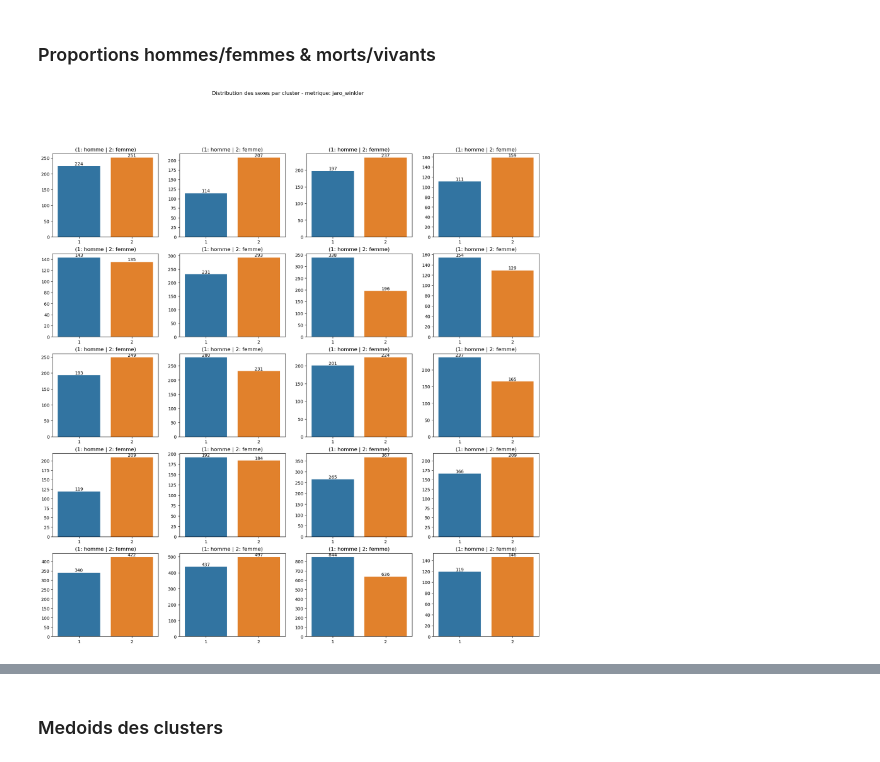
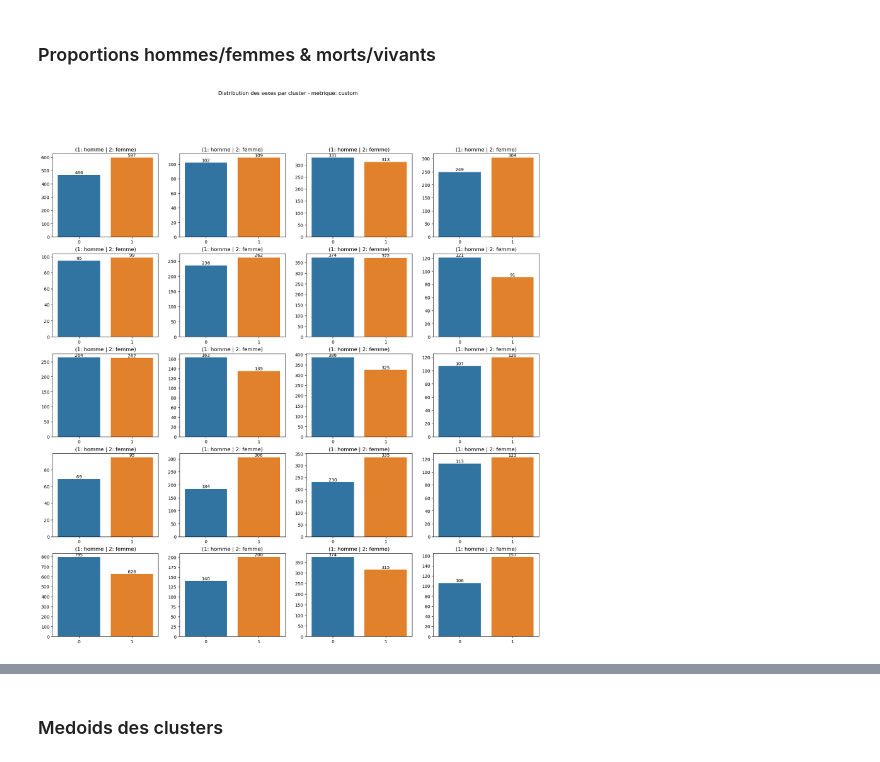
Before and after one commit to Kirscher/TextMining_Parcours_de_soin, a Jupyter notebook: Clustering/Cluster_viz.ipynb, the cells around one changed output, grey strips where cells are left out. Drawn from its saved outputs; the diff is of its cells as text; code cells hidden in the pictures.

Commit message:
data vis ghm communs

```diff
--- a/Clustering/Cluster_viz.ipynb
+++ b/Clustering/Cluster_viz.ipynb
@@ -16,5 +16,5 @@ from matplotlib.colors import BoundaryNorm, ListedColormap
 ## Import data
 # %%
 patient = pd.read_csv("../data/profil_patient_cluster.csv")
-patient_custom = pd.read_csv('../data/profil_patient_cluster_custom.csv')
+patient_custom = pd.read_csv('../data/custom_metric/50cluster_50_10_1.csv')
 # %%
@@ -30,7 +30,18 @@ def preprocessing(patient):
     #Moyenne empirique du nombre de jours hospitalisé
     patient['Nb_jours_moyen'] = patient['Nb_jours_sej'] / patient['Nb_hospit']
     patient = patient.rename(columns={'y_nais':'age'})
-    patient['cluster'] = [1+np.argmax(patient.loc[:, 'cluster1':'cluster20'].iloc[i]) for i in range(len(patient))]
+
+    nb_cluster = 1
+    found_max = False
+    while not found_max:
+        try:
+            patient['cluster'+str(nb_cluster)]
+            nb_cluster += 1
+        except:
+            found_max=True
+
+    nb_cluster -= 1
+    patient['cluster'] = [1+np.argmax(patient.loc[:, 'cluster1':'cluster'+str(nb_cluster)].iloc[i]) for i in range(len(patient))]
 
     return patient
 # %%
@@ -126,7 +140,7 @@ len_p_soins(patient_custom, 'custom')
 ### Proportions hommes/femmes & morts/vivants
 # %%
 def proportions_hf(df, title):
-    nb_clusters = len(np.unique(patient.cluster))
+    nb_clusters = len(np.unique(df.cluster))
     fig, axs = plt.subplots(math.ceil(nb_clusters//4), 4, figsize=(20, 4*math.ceil(nb_clusters//4)))
     i = 1
     for ax_i in axs:
@@ -142,7 +156,7 @@ def proportions_hf(df, title):
     fig.suptitle("Distribution des sexes par cluster - metrique: " + str(title))
     plt.show()
 # %%
-proportions_hf(patient, 'jaro_winkler')
+proportions_hf(patient_custom, 'custom')
 # %% [output]
-[figure, old version]
+[figure, new version]
 # %%
```
Also changed, not shown: parts of 16 cells of this notebook, 5 other files.
